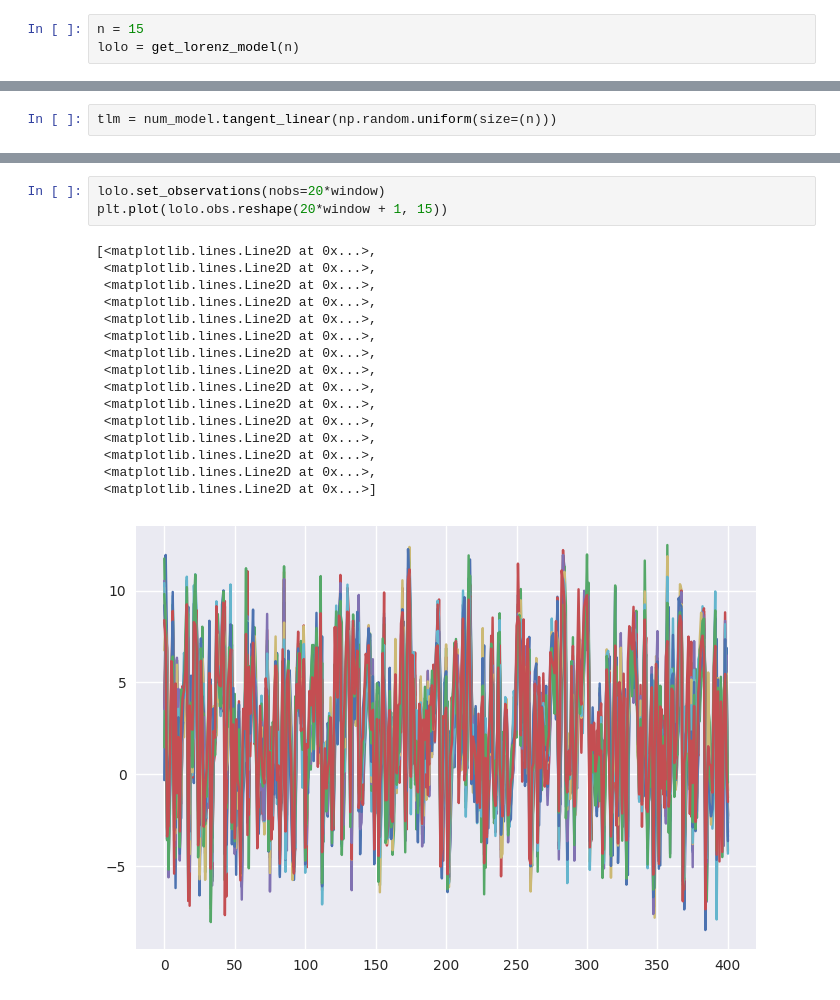
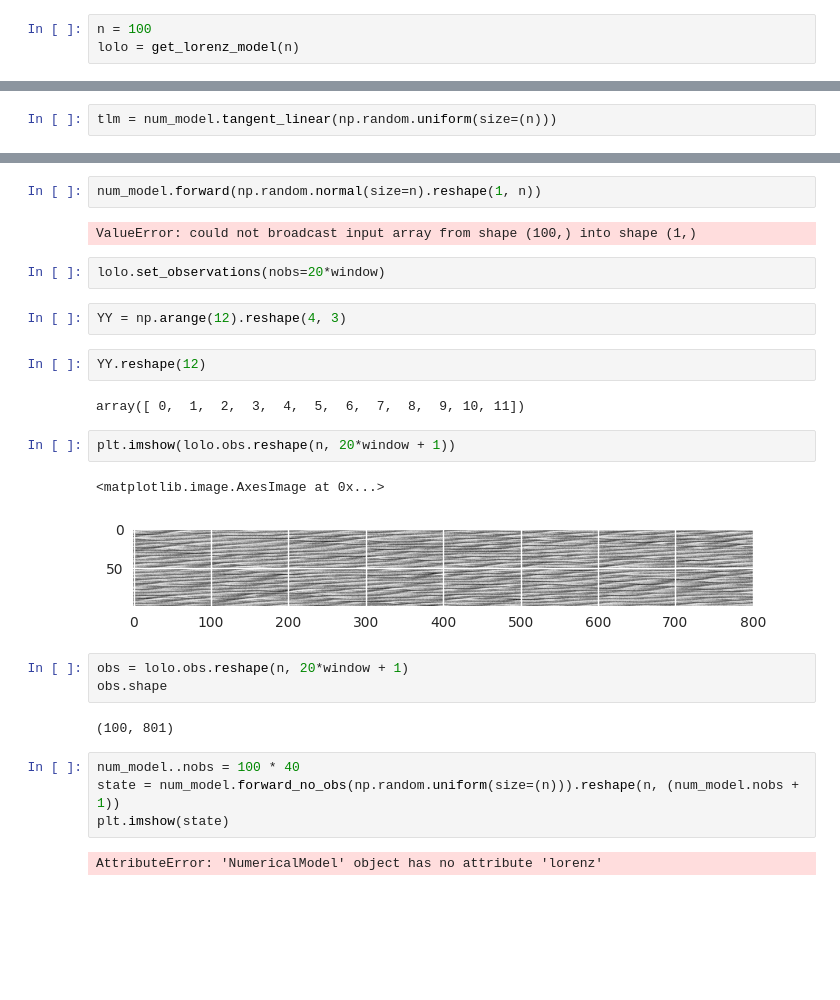
Before and after one commit to VTrappler/ML_preconditioners, a Jupyter notebook: prec_data/data_gen.ipynb, the cells around one changed output, grey strips where cells are left out. Drawn from its saved outputs; the diff is of its cells as text; blank space fills up the shorter version.

```diff
--- a/prec_data/data_gen.ipynb
+++ b/prec_data/data_gen.ipynb
@@ -67,7 +67,7 @@ def get_lorenz_model(dim):
     lorenz.create_and_burn_truth()
     return lorenz
 # %%
-n = 15
+n = 100
 lolo = get_lorenz_model(n)
 # %%
 assimilation_window_timesteps = [
@@ -157,20 +236,28 @@ plt.plot(num_model.forward(np.arange(n)).reshape(window + 1, n).T)
+# %%
+num_model.forward(np.random.normal(size=n).reshape(1, n))
+# %% [output]
+ValueError: could not broadcast input array from shape (100,) into shape (1,)
 # %%
 lolo.set_observations(nobs=20*window)
-plt.plot(lolo.obs.reshape(20*window + 1, 15))
-# %% [output]
-[<matplotlib.lines.Line2D at 0x...>,
- <matplotlib.lines.Line2D at 0x...>,
- <matplotlib.lines.Line2D at 0x...>,
- <matplotlib.lines.Line2D at 0x...>,
- <matplotlib.lines.Line2D at 0x...>,
- <matplotlib.lines.Line2D at 0x...>,
- <matplotlib.lines.Line2D at 0x...>,
- <matplotlib.lines.Line2D at 0x...>,
- <matplotlib.lines.Line2D at 0x...>,
- <matplotlib.lines.Line2D at 0x...>,
- <matplotlib.lines.Line2D at 0x...>,
- <matplotlib.lines.Line2D at 0x...>,
- <matplotlib.lines.Line2D at 0x...>,
- <matplotlib.lines.Line2D at 0x...>,
- <matplotlib.lines.Line2D at 0x...>]
-[figure, removed]
+# %%
+YY = np.arange(12).reshape(4, 3)
+# %%
+YY.reshape(12)
+# %% [output]
+array([ 0,  1,  2,  3,  4,  5,  6,  7,  8,  9, 10, 11])
+# %%
+plt.imshow(lolo.obs.reshape(n, 20*window + 1))
+# %% [output]
+<matplotlib.image.AxesImage at 0x...>
+[figure, added]
+# %%
+obs = lolo.obs.reshape(n, 20*window + 1)
+obs.shape
+# %% [output]
+(100, 801)
+# %%
+num_model..nobs = 100 * 40
+state = num_model.forward_no_obs(np.random.uniform(size=(n))).reshape(n, (num_model.nobs + 1))
+plt.imshow(state)
+# %% [output]
+AttributeError: 'NumericalModel' object has no attribute 'lorenz'
```
Also changed, not shown: parts of 19 cells of this notebook, 2 other files.
